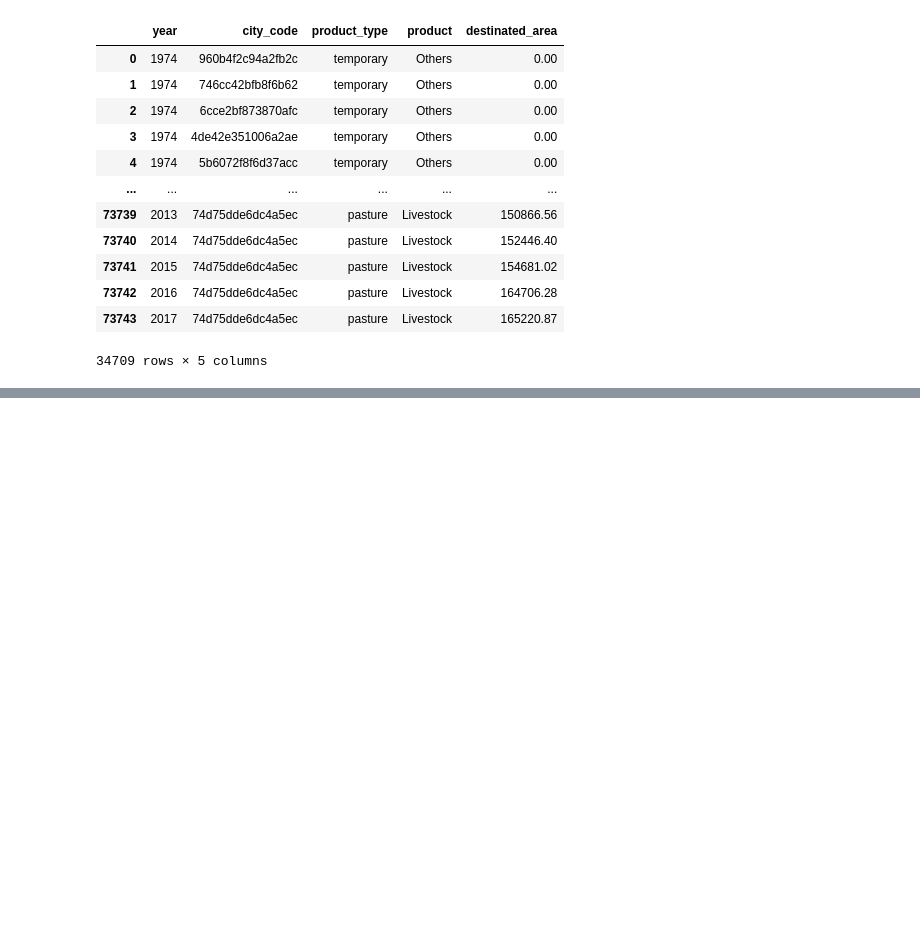
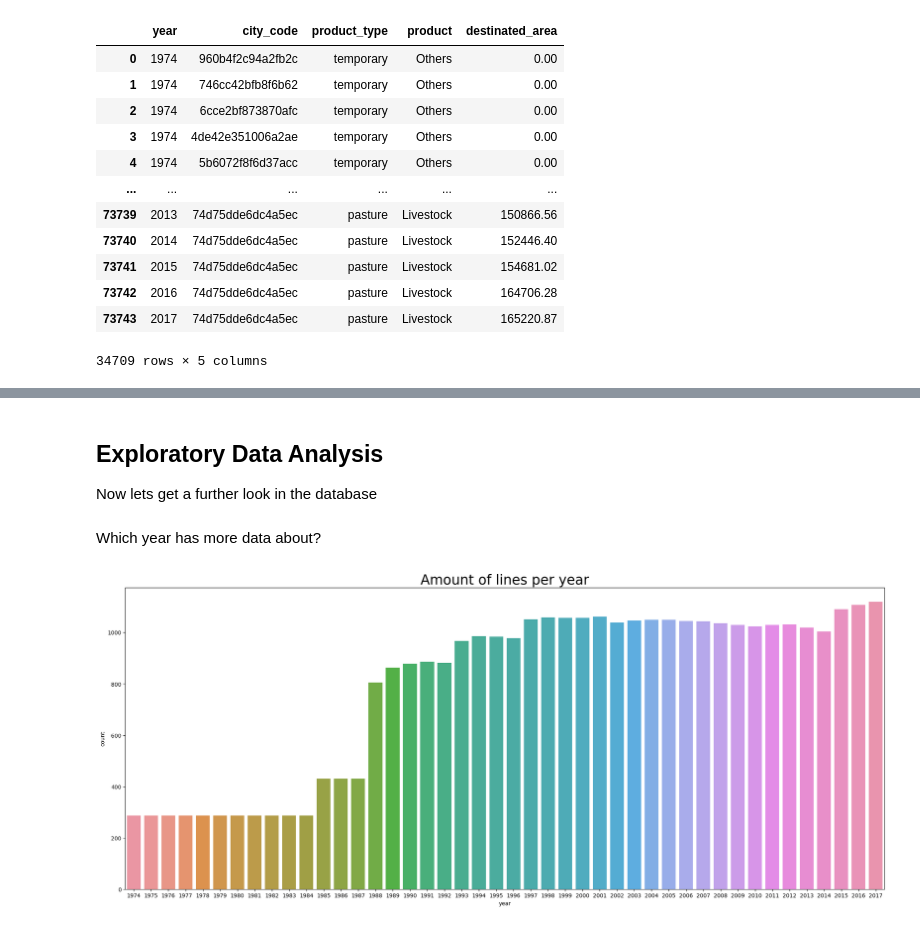
Before and after one commit to RicardoMourao-py/Bain, a Jupyter notebook: inicio.ipynb, the cells around one changed output, grey strips where cells are left out. Drawn from its saved outputs; the diff is of its cells as text; code cells hidden in the pictures; blank space fills up the shorter version.

```diff
--- a/inicio.ipynb
+++ b/inicio.ipynb
@@ -230,6 +208,0 @@ df[df.destinated_area==","]
-# %%
-# removendo valores com ,
-df = df.drop(lista_virgulas)
-# trocando virgula por ponto
-df['destinated_area'] = df['destinated_area'].apply(lambda x: float(x.split()[0].replace(',', '.')))
-df
@@ -249,0 +224,16 @@ df
+# %% [markdown]
+## Exploratory Data Analysis
+
+Now lets get a further look in the database
+# %%
+# Setting a color pattern to the graphics
+sns.set_style('darkgrid')
+# %% [markdown]
+Which year has more data about?
+# %%
+plt.figure(figsize=(25,10))
+plt.title("Amount of lines per year",size=25)
+sns.countplot(df['year']);
+plt.show()
+# %% [output]
+[figure, added]
```
Also changed, not shown: parts of 13 cells of this notebook.
